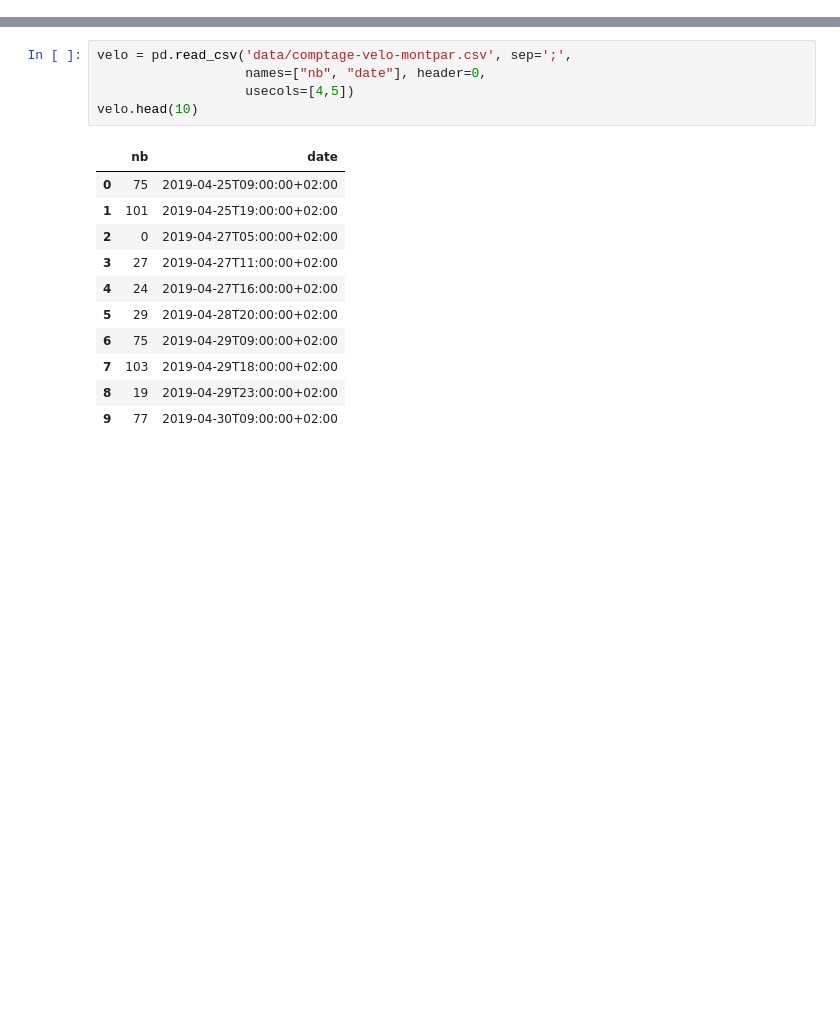
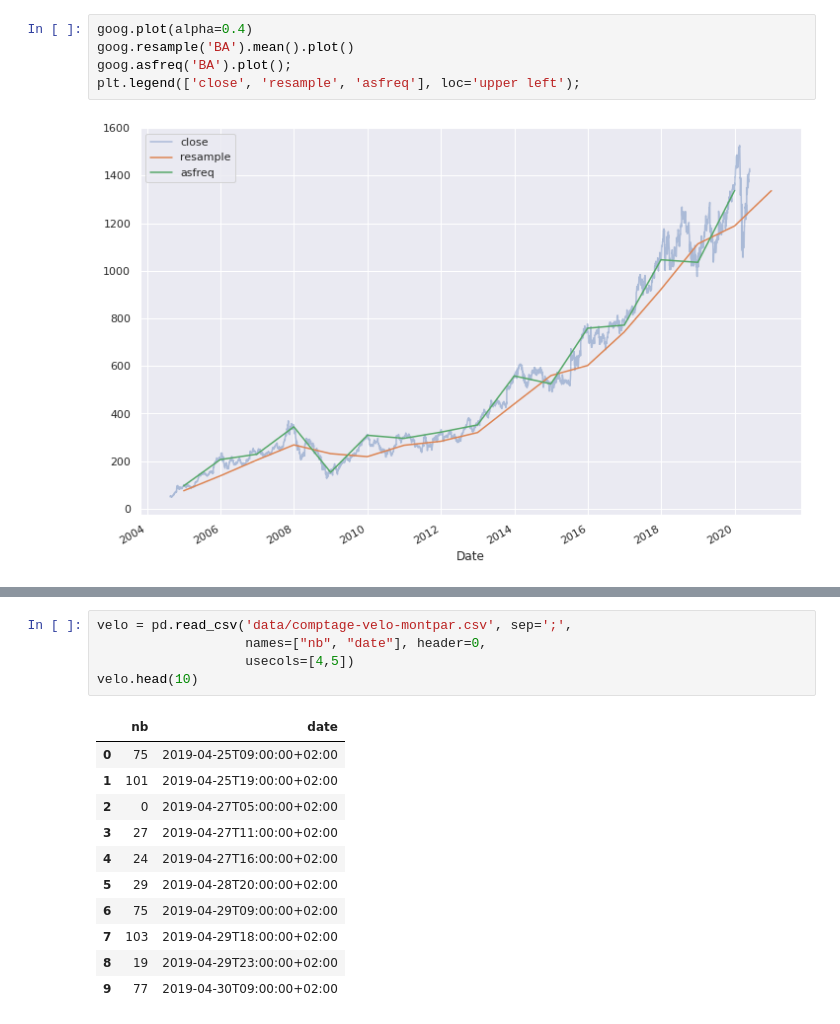
Before and after one commit to Statoscop/notebooks-blog, a Jupyter notebook: Series temporelles/SeriesTemp_Python_2.ipynb, the cells around one changed output, grey strips where cells are left out. Cells and saved outputs as stored; diff of their text form; blank space fills up the shorter version.

```diff
--- a/Series temporelles/SeriesTemp_Python_2.ipynb
+++ b/Series temporelles/SeriesTemp_Python_2.ipynb
@@ -4,0 +86,7 @@
+# %%
+goog.plot(alpha=0.4)
+goog.resample('BA').mean().plot()
+goog.asfreq('BA').plot();
+plt.legend(['close', 'resample', 'asfreq'], loc='upper left');
+# %% [output]
+[figure, added]
```
Also changed, not shown: parts of 19 cells of this notebook, 3 other files.
